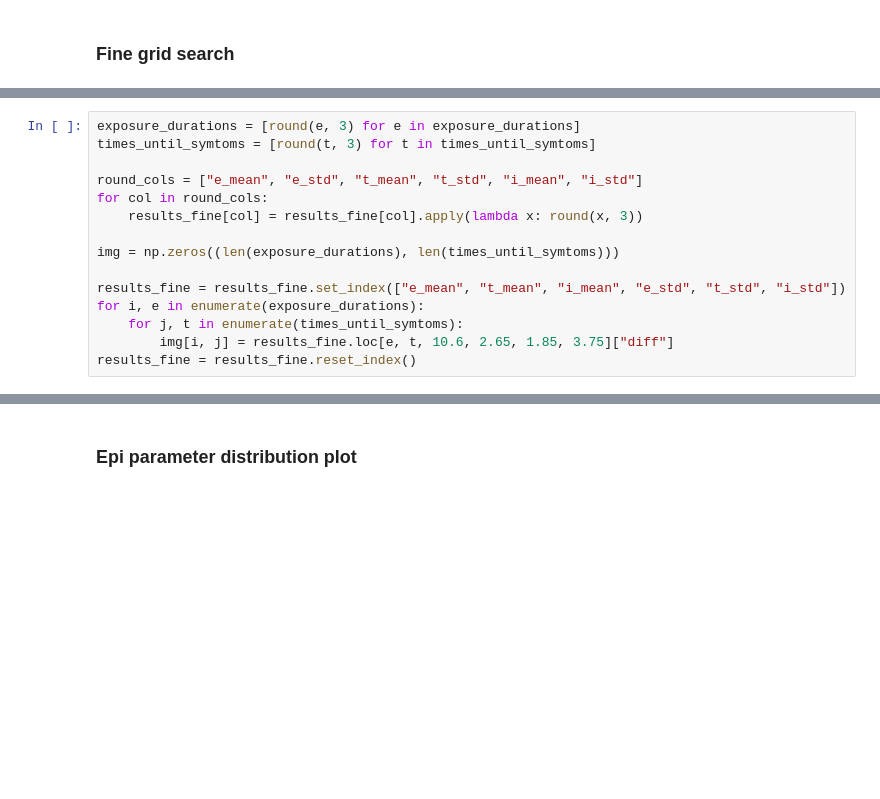
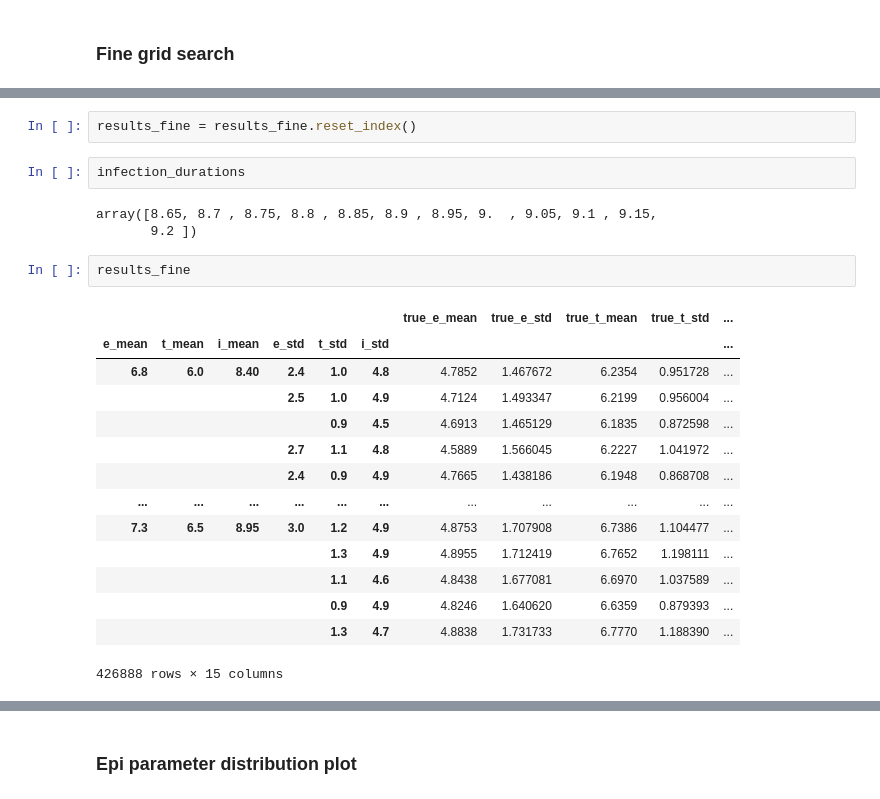
Before and after one commit to JanaLasser/uni_SEIRX, a Jupyter notebook: code/simulation/calibration_epidemiological_parameters.ipynb, the cells around one changed output, grey strips where cells are left out. Cells and saved outputs as stored; diff of their text form; blank space fills up the shorter version.

```diff
--- a/code/simulation/calibration_epidemiological_parameters.ipynb
+++ b/code/simulation/calibration_epidemiological_parameters.ipynb
@@ -270,15 +307,0 @@ results_fine = pd.read_csv("results_fine_wt.csv")
-# %%
-exposure_durations = [round(e, 3) for e in exposure_durations]
-times_until_symtoms = [round(t, 3) for t in times_until_symtoms]
-
-round_cols = ["e_mean", "e_std", "t_mean", "t_std", "i_mean", "i_std"]
-for col in round_cols:
-    results_fine[col] = results_fine[col].apply(lambda x: round(x, 3))
-
-img = np.zeros((len(exposure_durations), len(times_until_symtoms)))
-
-results_fine = results_fine.set_index(["e_mean", "t_mean", "i_mean", "e_std", "t_std", "i_std"])
-for i, e in enumerate(exposure_durations):
-    for j, t in enumerate(times_until_symtoms):
-        img[i, j] = results_fine.loc[e, t, 10.6, 2.65, 1.85, 3.75]["diff"]
-results_fine = results_fine.reset_index()
@@ -324,0 +339,24 @@ true i: [(10.935, 3.754300867005733)]
+# %%
+results_fine = results_fine.reset_index()
+# %%
+infection_durations
+# %% [output]
+array([8.65, 8.7 , 8.75, 8.8 , 8.85, 8.9 , 8.95, 9.  , 9.05, 9.1 , 9.15,
+       9.2 ])
+# %%
+results_fine
+# %% [output]
+|  |  |  |  |  |  | true_e_mean | true_e_std | true_t_mean | true_t_std | ... |
+| e_mean | t_mean | i_mean | e_std | t_std | i_std |  |  |  |  | ... |
+| 6.8 | 6.0 | 8.40 | 2.4 | 1.0 | 4.8 | 4.7852 | 1.467672 | 6.2354 | 0.951728 | ... |
+|  |  |  | 2.5 | 1.0 | 4.9 | 4.7124 | 1.493347 | 6.2199 | 0.956004 | ... |
+|  |  |  |  | 0.9 | 4.5 | 4.6913 | 1.465129 | 6.1835 | 0.872598 | ... |
+|  |  |  | 2.7 | 1.1 | 4.8 | 4.5889 | 1.566045 | 6.2227 | 1.041972 | ... |
+|  |  |  | 2.4 | 0.9 | 4.9 | 4.7665 | 1.438186 | 6.1948 | 0.868708 | ... |
+| ... | ... | ... | ... | ... | ... | ... | ... | ... | ... | ... |
+| 7.3 | 6.5 | 8.95 | 3.0 | 1.2 | 4.9 | 4.8753 | 1.707908 | 6.7386 | 1.104477 | ... |
+|  |  |  |  | 1.3 | 4.9 | 4.8955 | 1.712419 | 6.7652 | 1.198111 | ... |
+|  |  |  |  | 1.1 | 4.6 | 4.8438 | 1.677081 | 6.6970 | 1.037589 | ... |
+|  |  |  |  | 0.9 | 4.9 | 4.8246 | 1.640620 | 6.6359 | 0.879393 | ... |
+|  |  |  |  | 1.3 | 4.7 | 4.8838 | 1.731733 | 6.7770 | 1.188390 | ... |
+426888 rows × 15 columns
```
Also changed, not shown: parts of 28 cells of this notebook, 1 other file.
